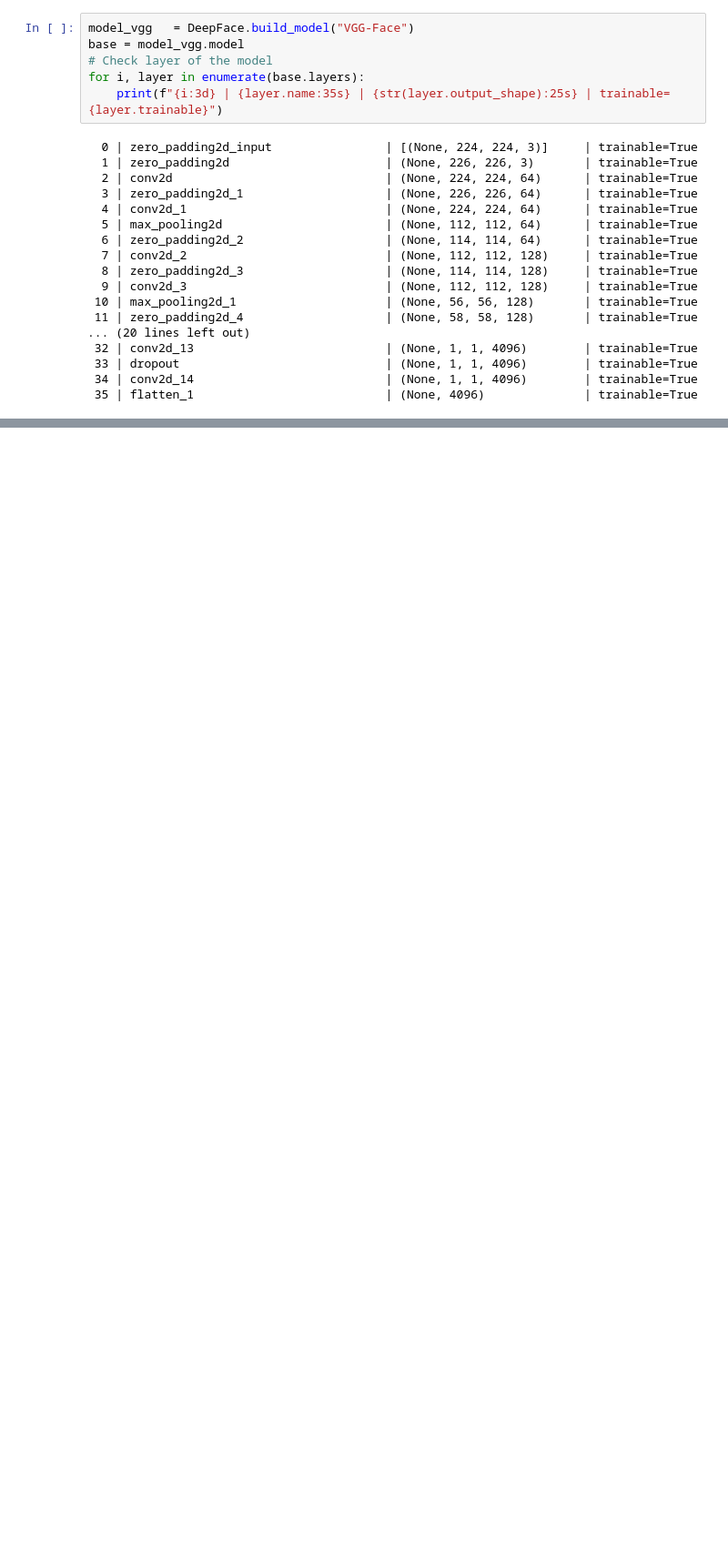
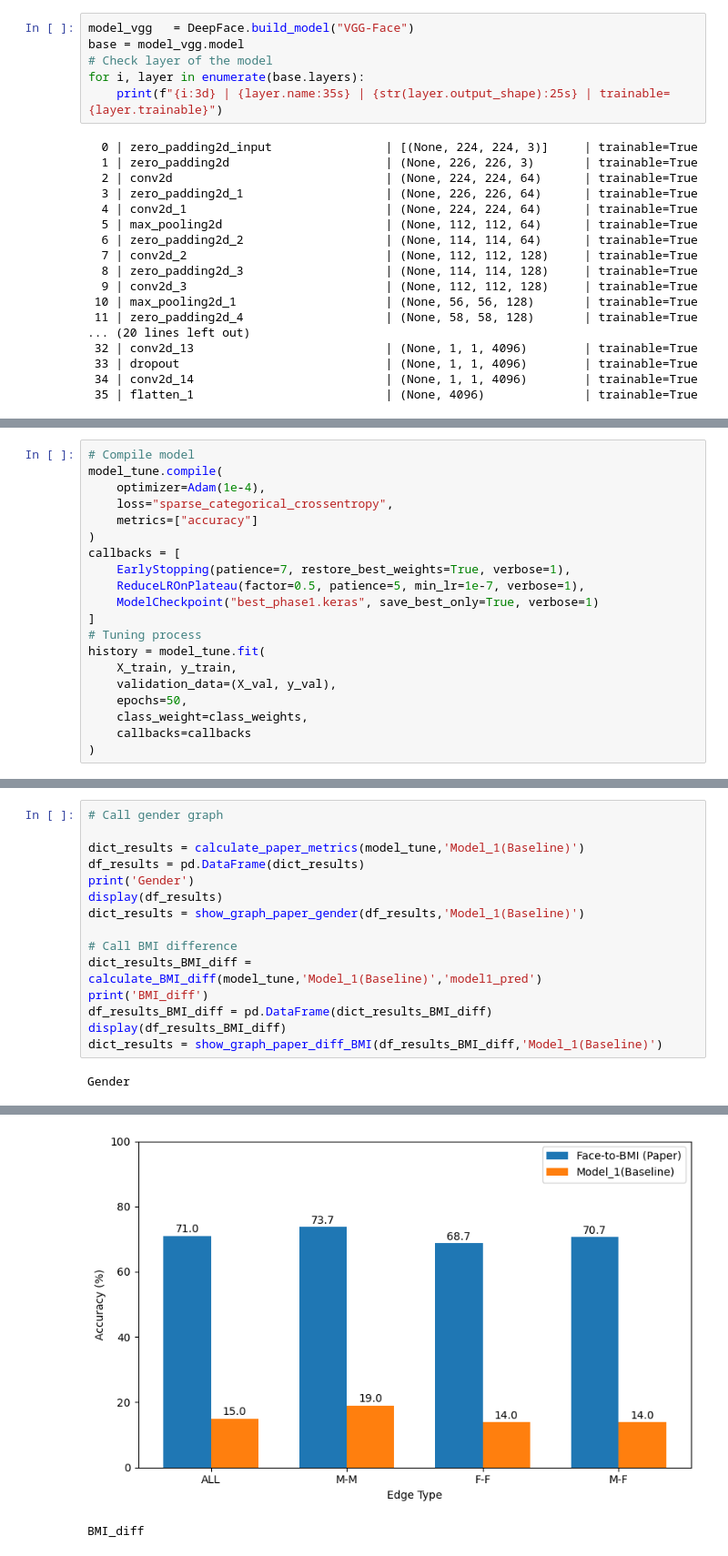
Before and after one commit to fishy-tata/ML2-Final-Project, a Jupyter notebook: Mateo/Modeling.ipynb, the cells around one changed output, grey strips where cells are left out. Shown at 91% size. Cells and saved outputs as stored; diff of their text form; blank space fills up the shorter version.

```diff
--- a/Mateo/Modeling.ipynb
+++ b/Mateo/Modeling.ipynb
@@ -294,0 +738,20 @@ Trainable layers: 11
+# %%
+# Compile model
+model_tune.compile(
+    optimizer=Adam(1e-4),
+    loss="sparse_categorical_crossentropy",
+    metrics=["accuracy"]
+)
+callbacks = [
+    EarlyStopping(patience=7, restore_best_weights=True, verbose=1),
+    ReduceLROnPlateau(factor=0.5, patience=5, min_lr=1e-7, verbose=1),
+    ModelCheckpoint("best_phase1.keras", save_best_only=True, verbose=1)
+]
+# Tuning process
+history = model_tune.fit(
+    X_train, y_train,
+    validation_data=(X_val, y_val),
+    epochs=50,
+    class_weight=class_weights,
+    callbacks=callbacks
+)
@@ -294,0 +809,17 @@ Trainable layers: 11
+# %%
+# Call gender graph
+
+dict_results = calculate_paper_metrics(model_tune,'Model_1(Baseline)')
+df_results = pd.DataFrame(dict_results)
+print('Gender')
+display(df_results)
+dict_results = show_graph_paper_gender(df_results,'Model_1(Baseline)')
+
+# Call BMI difference
+dict_results_BMI_diff = calculate_BMI_diff(model_tune,'Model_1(Baseline)','model1_pred')
+print('BMI_diff')
+df_results_BMI_diff = pd.DataFrame(dict_results_BMI_diff)
+display(df_results_BMI_diff)
+dict_results = show_graph_paper_diff_BMI(df_results_BMI_diff,'Model_1(Baseline)')
+# %% [output]
+Gender
@@ -294,0 +829,2 @@ Trainable layers: 11
+[figure, added]
+BMI_diff
```
Also changed, not shown: parts of 50 cells of this notebook.
